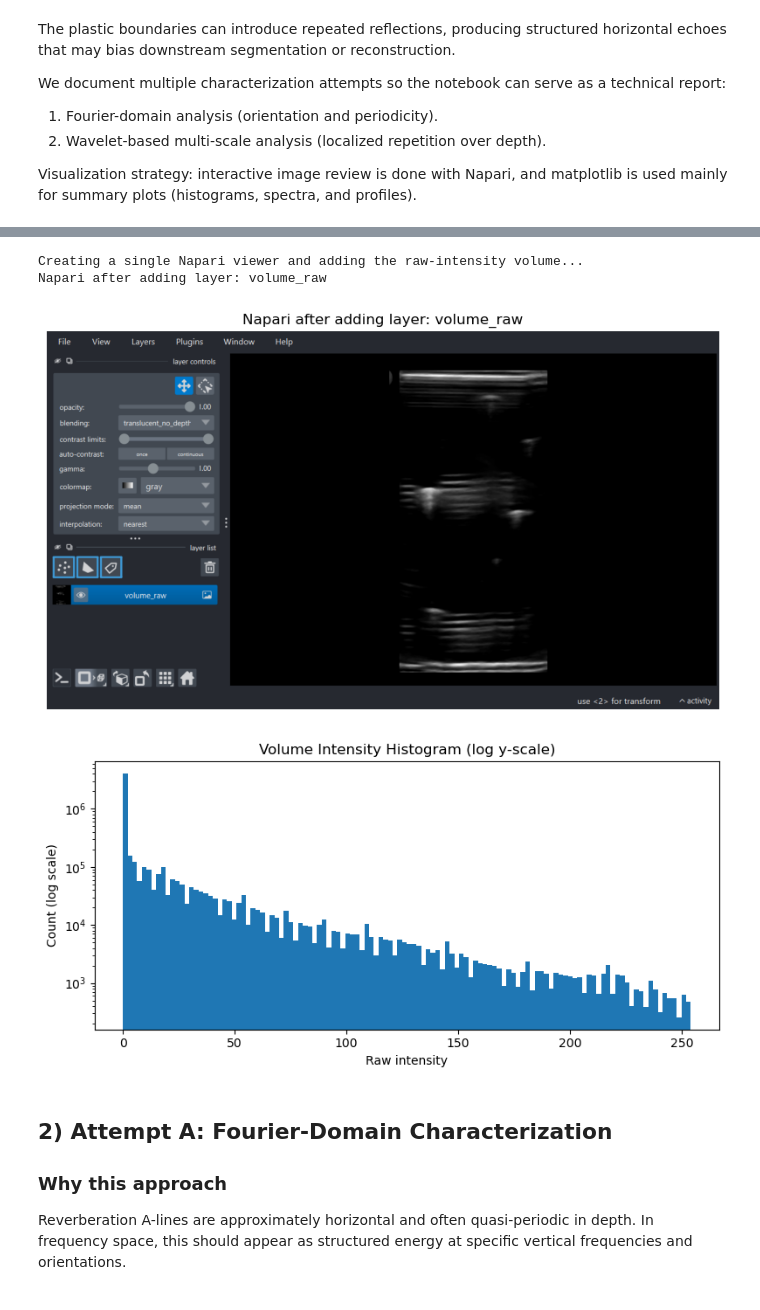
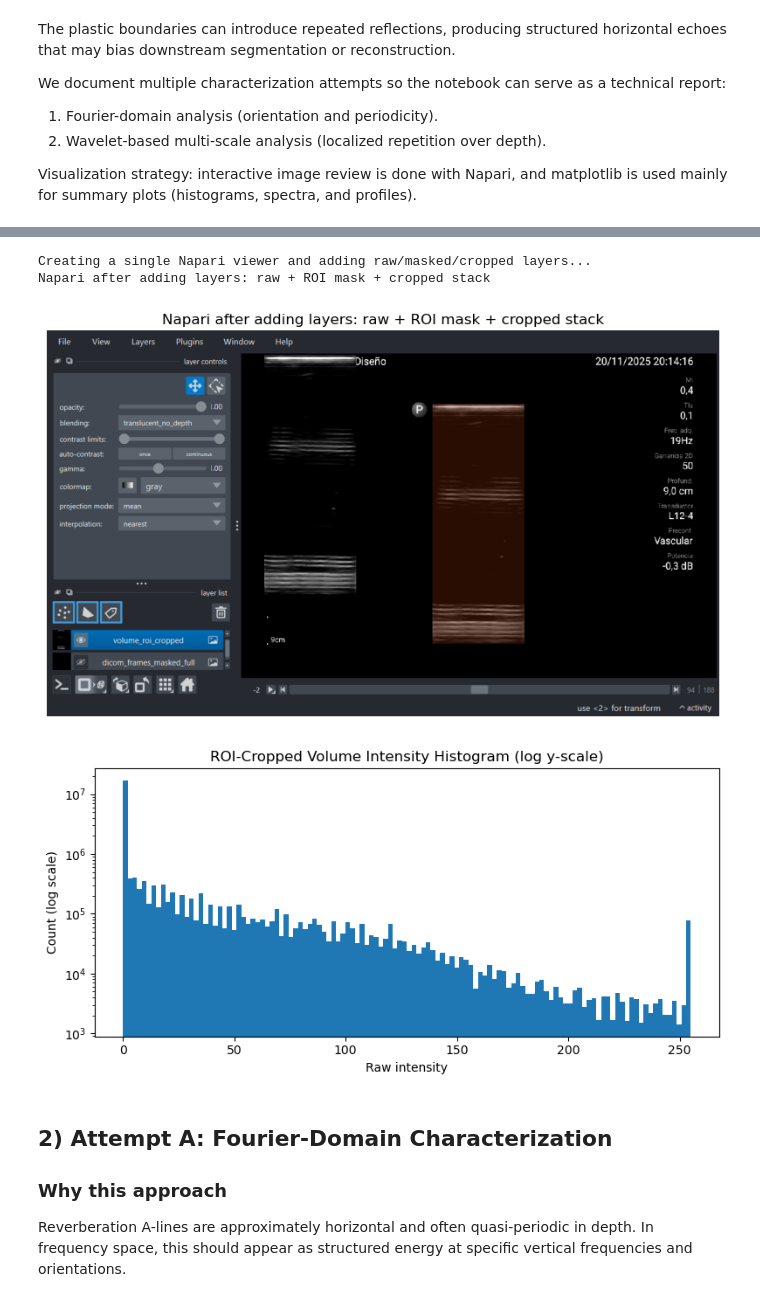
Before and after one commit to acorbat/eco-root, a Jupyter notebook: exploration/reverberation_artifact_report.ipynb, the cells around one changed output, grey strips where cells are left out. Cells and saved outputs as stored; diff of their text form; code cells hidden in the pictures.

Commit message:
Change to DICOMimage for the reverberation analysis and another go

```diff
--- a/exploration/reverberation_artifact_report.ipynb
+++ b/exploration/reverberation_artifact_report.ipynb
@@ -104,22 +145,25 @@ Central-column window: [79, 239)
 # %%
-print('Creating a single Napari viewer and adding the raw-intensity volume...')
+print('Creating a single Napari viewer and adding raw/masked/cropped layers...')
 viewer = napari.Viewer(title='Reverberation Artifact Exploration')
-viewer.add_image(volume, name='volume_raw', colormap='gray')
-capture_napari_screenshot(viewer, 'Napari after adding layer: volume_raw')
+viewer.add_image(frames.astype(np.float32), name='dicom_frames_raw', colormap='gray')
+viewer.add_labels(roi_mask_2d.astype(np.uint8), name='roi_mask_2d', opacity=0.35)
+viewer.add_image(masked_volume_full, name='dicom_frames_masked_full', colormap='gray', visible=False)
+viewer.add_image(volume, name='volume_roi_cropped', colormap='gray')
+capture_napari_screenshot(viewer, 'Napari after adding layers: raw + ROI mask + cropped stack')
 
 figure, axis = plt.subplots(1, 1, figsize=(8, 4))
 axis.hist(volume.ravel(), bins=120)
 axis.set_yscale('log')
-axis.set_title('Volume Intensity Histogram (log y-scale)')
+axis.set_title('ROI-Cropped Volume Intensity Histogram (log y-scale)')
 axis.set_xlabel('Raw intensity')
 axis.set_ylabel('Count (log scale)')
 plt.tight_layout()
 plt.show()
 # %% [output]
-Creating a single Napari viewer and adding the raw-intensity volume...
-Napari after adding layer: volume_raw
+Creating a single Napari viewer and adding raw/masked/cropped layers...
+Napari after adding layers: raw + ROI mask + cropped stack
-[figure, old version]
+[figure, new version]
-[figure, old version]
+[figure, new version]
 # %% [markdown]
 ## 2) Attempt A: Fourier-Domain Characterization
 
```
Also changed, not shown: parts of 16 cells of this notebook.
